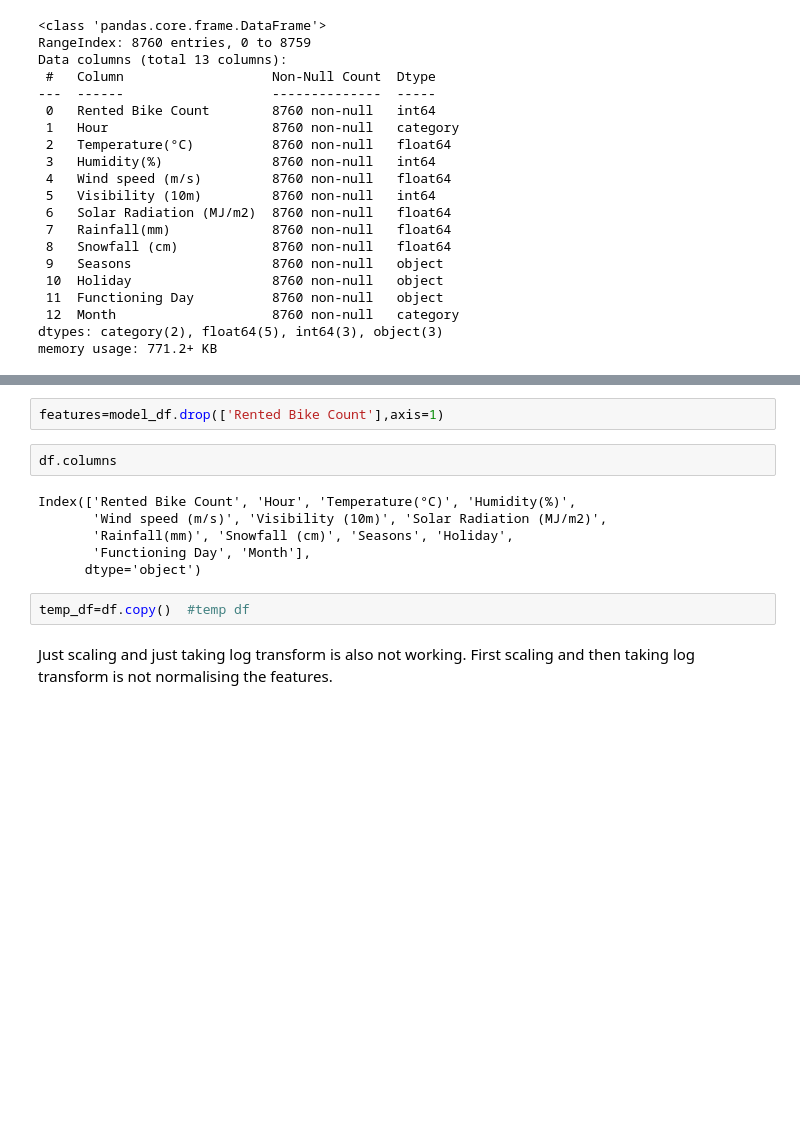
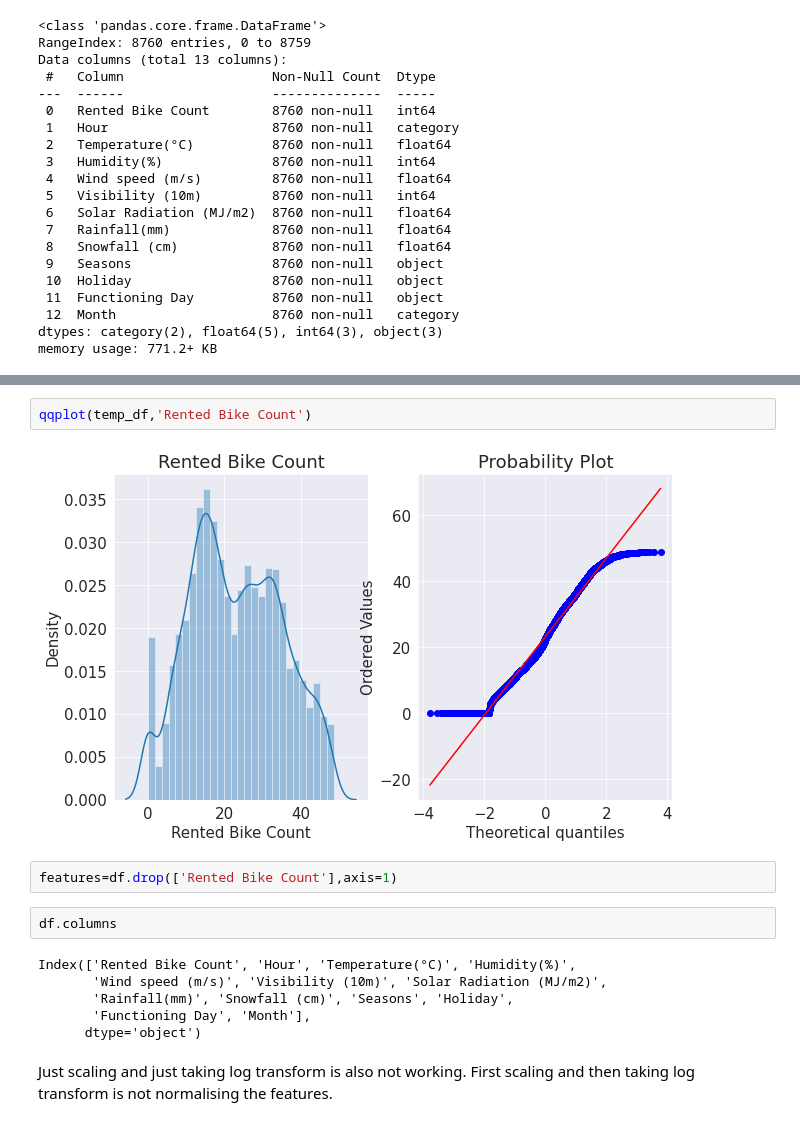
Before and after one commit to GoPlusUltra/Bike-Sharing-Prediction-Model, a Jupyter notebook: Copy_of_Bike_Sharing_Demand_Prediction_Capstone_Project.ipynb, the cells around one changed output, grey strips where cells are left out. Cells and saved outputs as stored; diff of their text form; blank space fills up the shorter version.

```diff
--- a/Copy_of_Bike_Sharing_Demand_Prediction_Capstone_Project.ipynb
+++ b/Copy_of_Bike_Sharing_Demand_Prediction_Capstone_Project.ipynb
@@ -491,5 +560,9 @@ sns.distplot(df['Snowfall (cm)'])
+# %%
+qqplot(temp_df,'Rented Bike Count')
+# %% [output]
+[figure, added]
 # %%
-features=model_df.drop(['Rented Bike Count'],axis=1)
+features=df.drop(['Rented Bike Count'],axis=1)
 # %%
 df.columns
 # %% [output]
@@ -498,8 +571,6 @@ Index(['Rented Bike Count', 'Hour', 'Temperature(°C)', 'Humidity(%)',
        'Rainfall(mm)', 'Snowfall (cm)', 'Seasons', 'Holiday',
        'Functioning Day', 'Month'],
       dtype='object')
-# %%
-temp_df=df.copy()  #temp df
 # %% [markdown]
 Just scaling and just taking log transform is also not working.
 First scaling and then taking log transform is not normalising the features.
```
Also changed, not shown: parts of 21 cells of this notebook.
